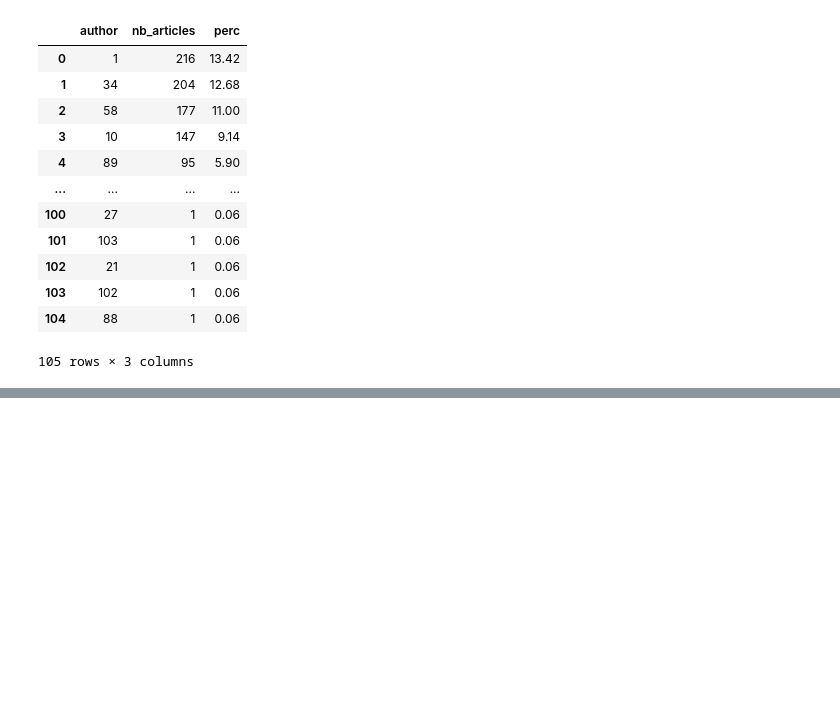
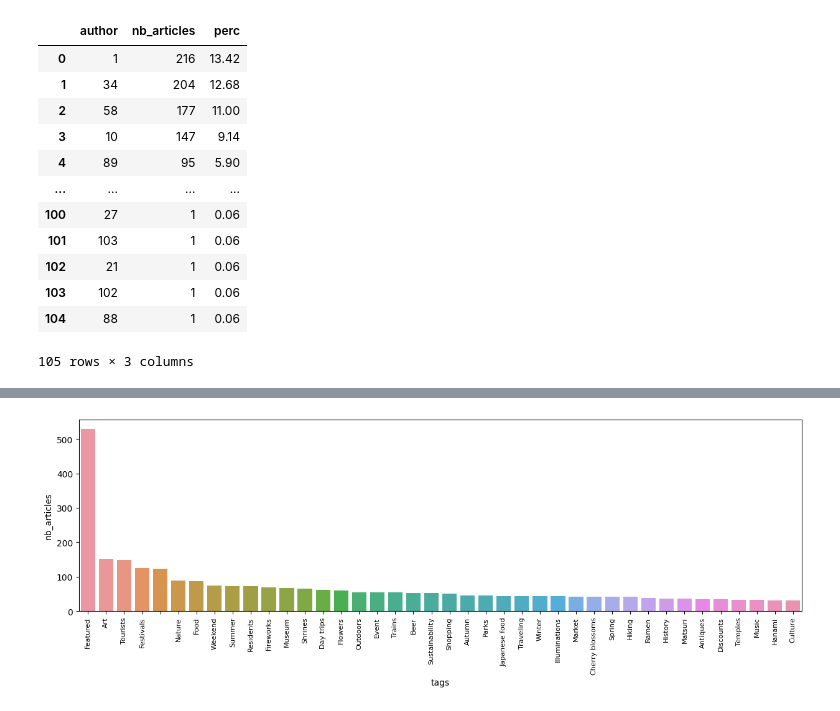
Before and after one commit to dialectique/Web-scraping-bot, a Jupyter notebook: notebooks/data_exploration.ipynb, the cells around one changed output, grey strips where cells are left out. Saved outputs shown, nothing was run; the diff lists cells and outputs as text; code cells hidden in the pictures; blank space fills up the shorter version.

```diff
--- a/notebooks/data_exploration.ipynb
+++ b/notebooks/data_exploration.ipynb
@@ -157,0 +209,4 @@ The top five authors wrote 839 over 1609 articles, which represent more than 52%
+# %%
+# turn tags into a matrix-like representation
+df_tags = pd.get_dummies(df['list_tags'].apply(pd.Series).stack()).groupby(level=0).sum()
+df_tags.head()
@@ -157,0 +233,5 @@ The top five authors wrote 839 over 1609 articles, which represent more than 52%
+# %%
+# number of articles per tag
+articles_per_tags = df_tags.astype(bool).sum(axis=0).sort_values(ascending=False).reset_index()
+articles_per_tags.columns = ['tags', 'nb_articles']
+articles_per_tags.head()
@@ -157,0 +252,8 @@ The top five authors wrote 839 over 1609 articles, which represent more than 52%
+# %%
+# barplot - nb articles per tag
+# as there are more than 800 different tags, limit to the 40 most frequents
+plt.figure(figsize=(15, 4))
+sns.barplot(x = 'tags', y = 'nb_articles', data = articles_per_tags.head(40))
+plt.xticks(rotation=90, fontsize=8);
+# %% [output]
+[figure, added]
```
Also changed, not shown: parts of 20 cells of this notebook.
